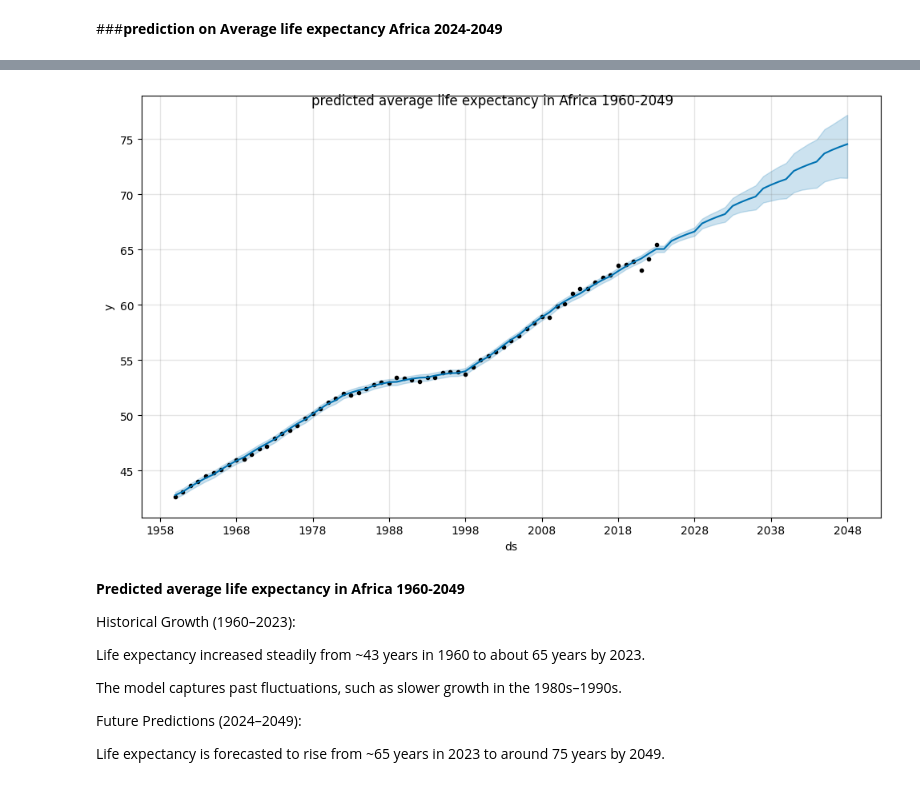
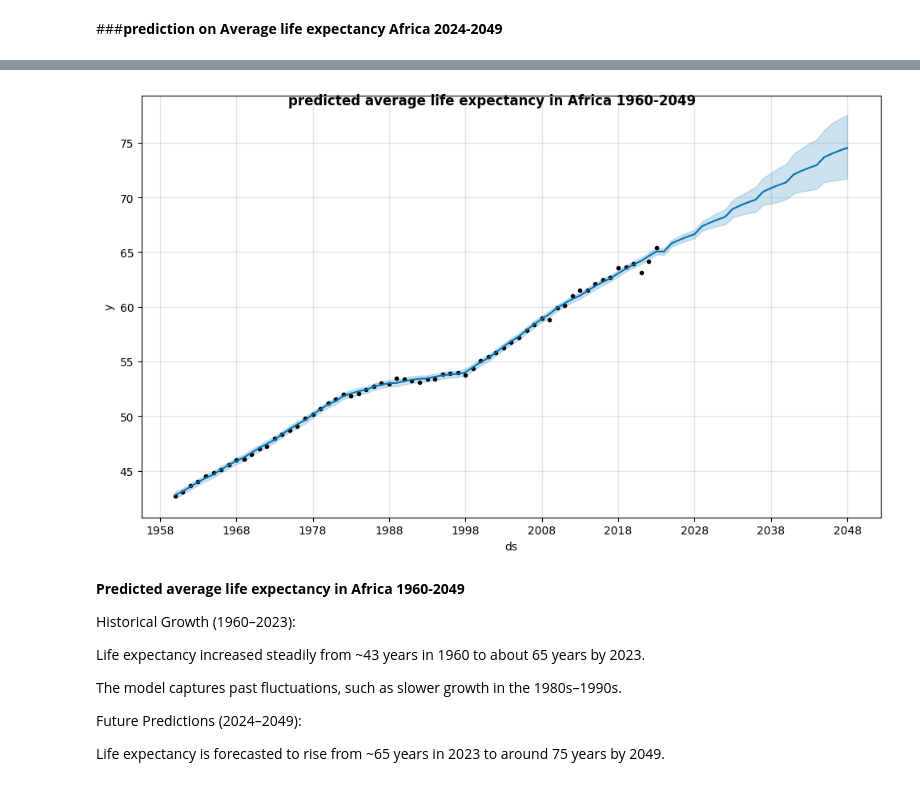
Before and after one commit to BrentOchieng/Global-Life-Expectancy-Trend-1960-2049, a Jupyter notebook: Global_Life_expectancy_Trends_(1960_2023).ipynb, the cells around one changed output, grey strips where cells are left out. Cells and saved outputs as stored; diff of their text form; code cells hidden in the pictures.

```diff
--- a/Global_Life_expectancy_Trends_(1960_2023).ipynb
+++ b/Global_Life_expectancy_Trends_(1960_2023).ipynb
@@ -658,7 +660,7 @@ forecast = model.predict(future)
 
 # Plot forecasting
 fig = model.plot(forecast)
-fig.suptitle ('predicted average life expectancy in Africa 1960-2049')
+fig.suptitle ('predicted average life expectancy in Africa 1960-2049', fontweight='bold')
 fig.show()
 # %% [output]
 INFO:prophet:Disabling weekly seasonality. Run prophet with weekly_seasonality=True to override this.
@@ -674,5 +676,5 @@ INFO:cmdstanpy:Chain [1] start processing
 INFO:cmdstanpy:Chain [1] done processing
-[figure, old version]
+[figure, new version]
 # %% [markdown]
 **Predicted average life expectancy in Africa 1960-2049**
 
```
Also changed, not shown: parts of 16 cells of this notebook.
